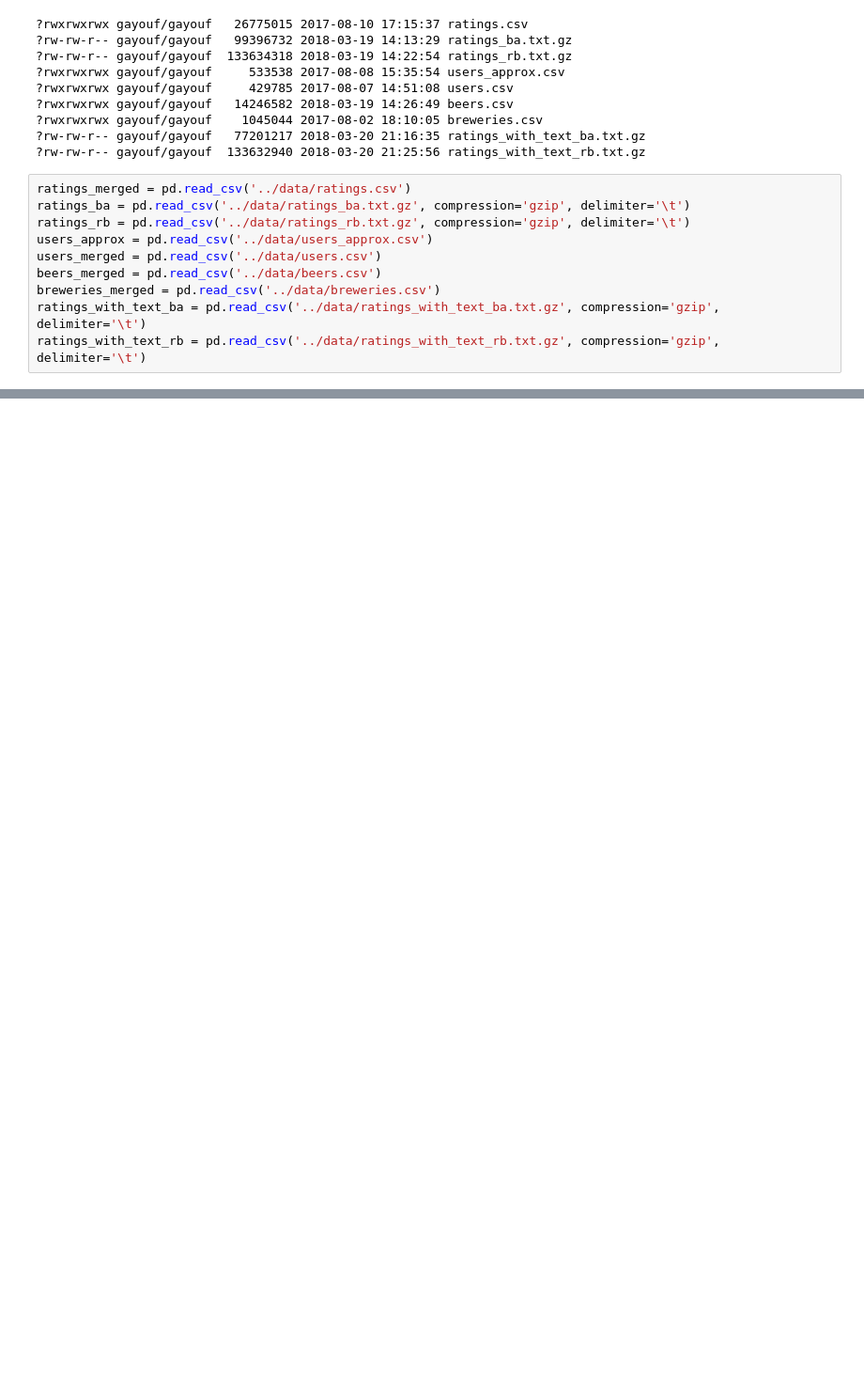
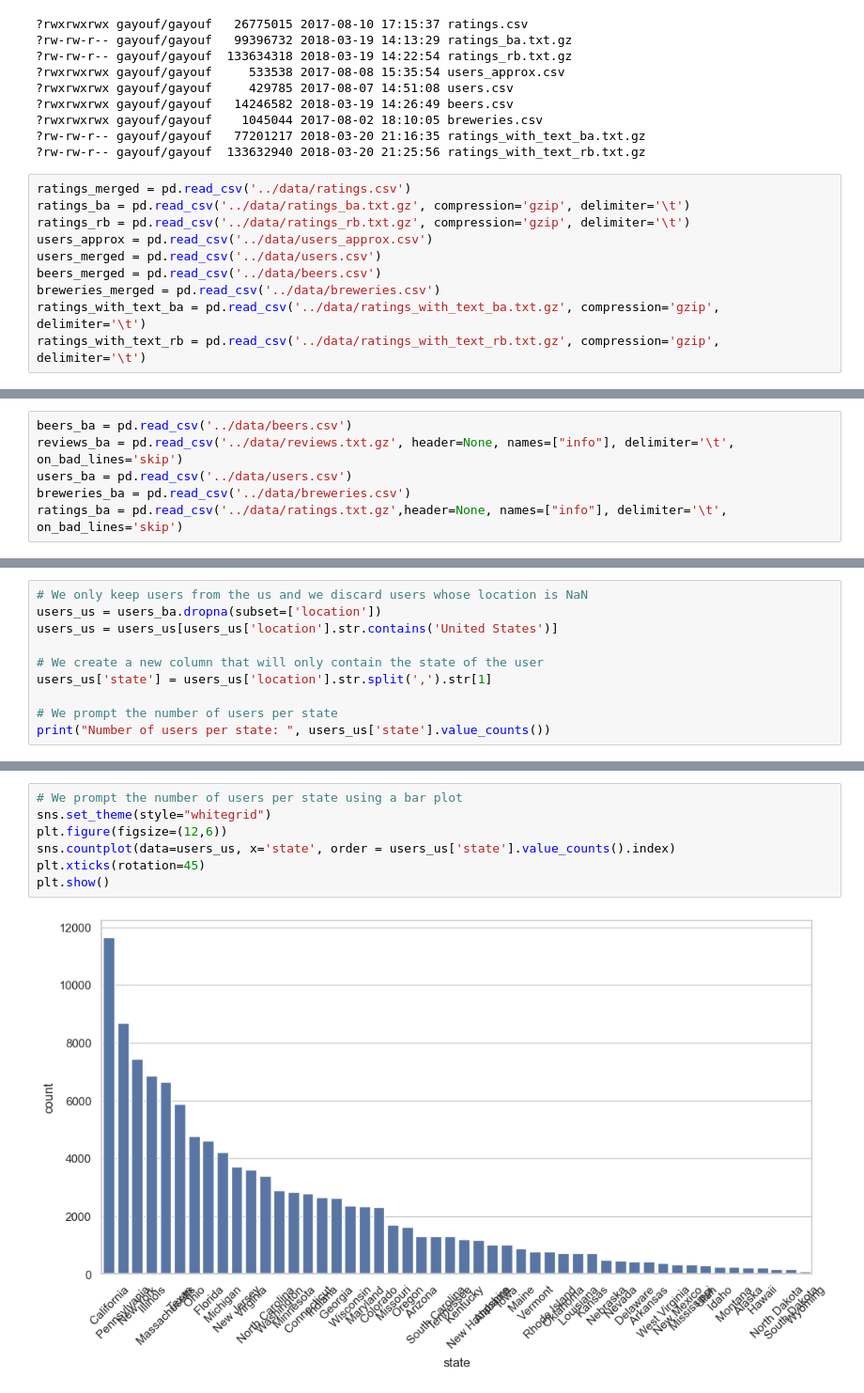
Before and after one commit to epfl-ada/ada-2024-project-databrewers, a Jupyter notebook: cleo.ipynb, the cells around one changed output, grey strips where cells are left out. Shown: that part at 94% size. Cells and saved outputs as stored; diff of their text form; blank space fills up the shorter version.

```diff
--- a/cleo.ipynb
+++ b/cleo.ipynb
@@ -48,0 +55,6 @@ users = pd.read_csv(file_path + '/users.csv')
+# %%
+beers_ba = pd.read_csv('../data/beers.csv')
+reviews_ba = pd.read_csv('../data/reviews.txt.gz', header=None, names=["info"], delimiter='\t', on_bad_lines='skip')
+users_ba = pd.read_csv('../data/users.csv')
+breweries_ba = pd.read_csv('../data/breweries.csv')
+ratings_ba = pd.read_csv('../data/ratings.txt.gz',header=None, names=["info"], delimiter='\t', on_bad_lines='skip')
@@ -71,3 +104,13 @@ Number of ratings in the dataset:  8393032
 Number of reviews in the dataset:  2589586
 Number of ratings made by US users:  7303870
 Number of reviews made by US users:  2241334
+# %%
+# We only keep users from the us and we discard users whose location is NaN
+users_us = users_ba.dropna(subset=['location'])
+users_us = users_us[users_us['location'].str.contains('United States')]
+
+# We create a new column that will only contain the state of the user
+users_us['state'] = users_us['location'].str.split(',').str[1]
+
+# We prompt the number of users per state
+print("Number of users per state: ", users_us['state'].value_counts())
@@ -73,0 +135,9 @@ Number of reviews made by US users:  2241334
+# %%
+# We prompt the number of users per state using a bar plot
+sns.set_theme(style="whitegrid")
+plt.figure(figsize=(12,6))
+sns.countplot(data=users_us, x='state', order = users_us['state'].value_counts().index)
+plt.xticks(rotation=45)
+plt.show()
+# %% [output]
+[figure, added]
```
Also changed, not shown: parts of 9 cells of this notebook.
